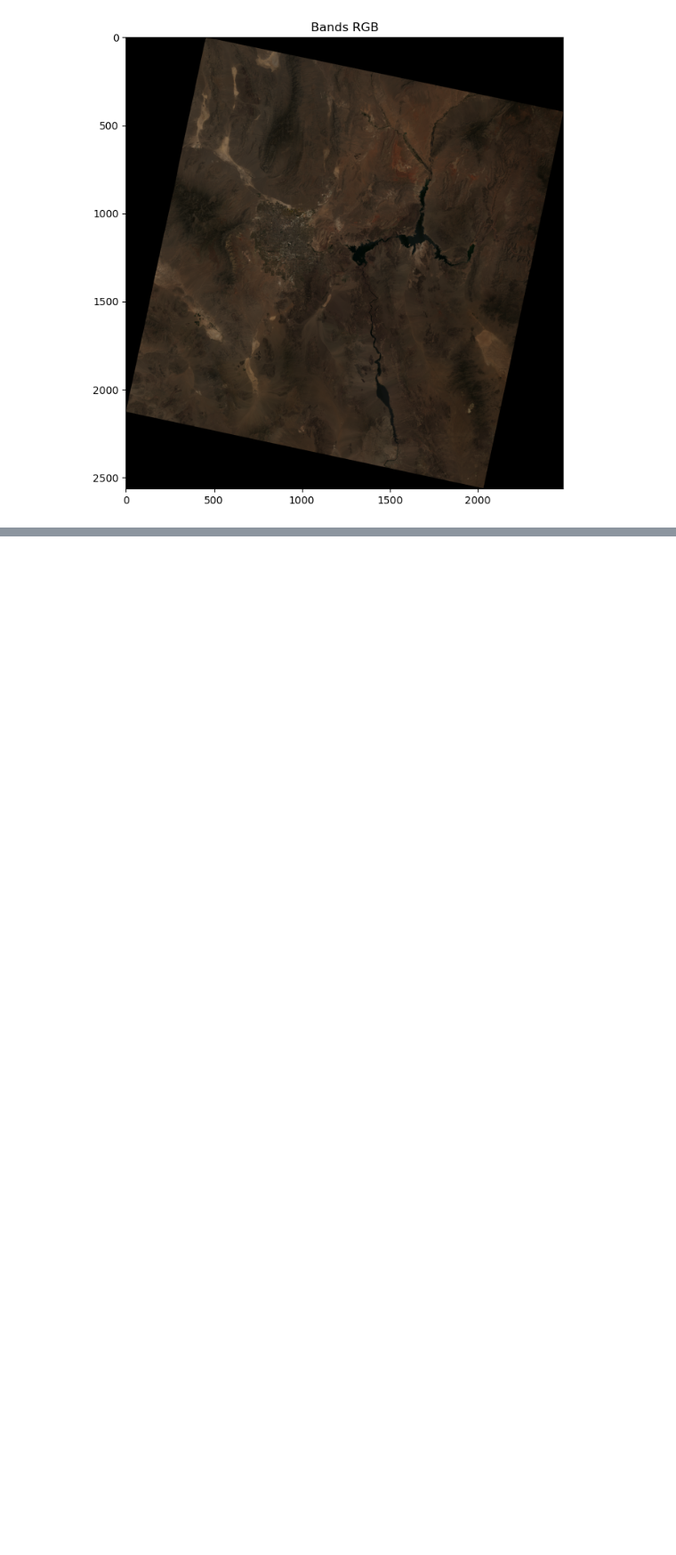
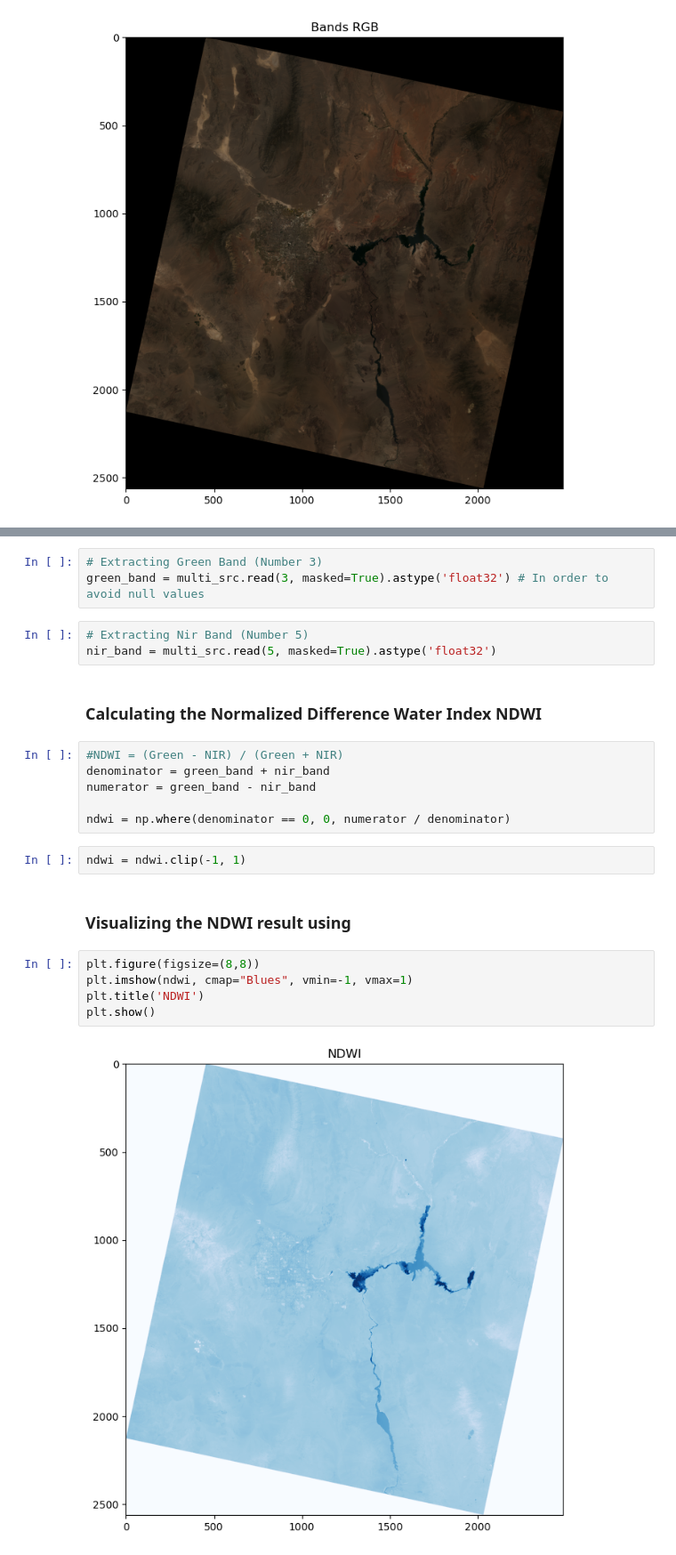
Before and after one commit to ilukep00/gis-programming, a Jupyter notebook: rastermanipulation.ipynb, the cells around one changed output, grey strips where cells are left out. Shown at 89% size. Cells and saved outputs as stored; diff of their text form; blank space fills up the shorter version.

```diff
--- a/rastermanipulation.ipynb
+++ b/rastermanipulation.ipynb
@@ -143,0 +230,25 @@ plt.show()
+# %%
+# Extracting Green Band (Number 3)
+green_band = multi_src.read(3, masked=True).astype('float32') # In order to avoid null values
+# %%
+# Extracting Nir Band (Number 5)
+nir_band = multi_src.read(5, masked=True).astype('float32')
+# %% [markdown]
+### Calculating the Normalized Difference Water Index NDWI
+# %%
+#NDWI = (Green - NIR) / (Green + NIR)
+denominator = green_band + nir_band
+numerator = green_band - nir_band
+
+ndwi = np.where(denominator == 0, 0, numerator / denominator)
+# %%
+ndwi = ndwi.clip(-1, 1)
+# %% [markdown]
+### Visualizing the NDWI result using
+# %%
+plt.figure(figsize=(8,8))
+plt.imshow(ndwi, cmap="Blues", vmin=-1, vmax=1)
+plt.title('NDWI')
+plt.show()
+# %% [output]
+[figure, added]
```
Also changed, not shown: parts of 17 cells of this notebook.
